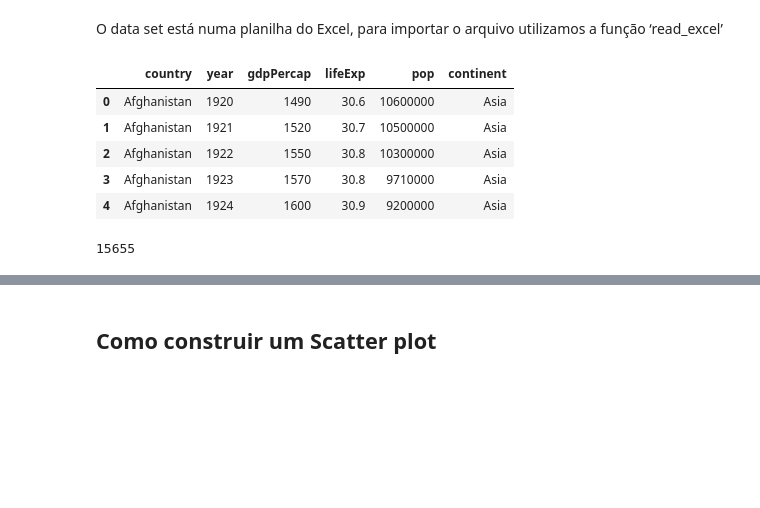
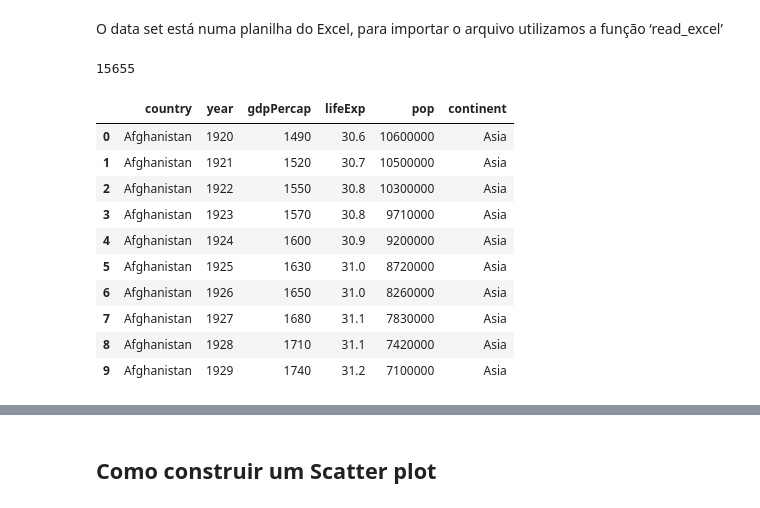
Before and after one commit to EddyGiusepe/Scatter_plot, a Jupyter notebook: Plot_scatter.ipynb, the cells around one changed output, grey strips where cells are left out. Cells and saved outputs as stored; diff of their text form; code cells hidden in the pictures; blank space fills up the shorter version.

```diff
--- a/Plot_scatter.ipynb
+++ b/Plot_scatter.ipynb
@@ -59,15 +59,21 @@ import plotly.express as px
 
 url= ('https://github.com/EddyGiusepe/Scatter_plot/blob/main/gapminder_final.xlsx?raw=true')
 df= pd.read_excel(url)
-df.head()
-# %% [output]
-|  | country | year | gdpPercap | lifeExp | pop | continent |
-| 0 | Afghanistan | 1920 | 1490 | 30.6 | 10600000 | Asia |
-| 1 | Afghanistan | 1921 | 1520 | 30.7 | 10500000 | Asia |
-| 2 | Afghanistan | 1922 | 1550 | 30.8 | 10300000 | Asia |
-| 3 | Afghanistan | 1923 | 1570 | 30.8 | 9710000 | Asia |
-| 4 | Afghanistan | 1924 | 1600 | 30.9 | 9200000 | Asia |
 # %%
 len(df)
 # %% [output]
 15655
+# %%
+df.head(10)
+# %% [output]
+|  | country | year | gdpPercap | lifeExp | pop | continent |
+| 0 | Afghanistan | 1920 | 1490 | 30.6 | 10600000 | Asia |
+| 1 | Afghanistan | 1921 | 1520 | 30.7 | 10500000 | Asia |
+| 2 | Afghanistan | 1922 | 1550 | 30.8 | 10300000 | Asia |
+| 3 | Afghanistan | 1923 | 1570 | 30.8 | 9710000 | Asia |
+| 4 | Afghanistan | 1924 | 1600 | 30.9 | 9200000 | Asia |
+| 5 | Afghanistan | 1925 | 1630 | 31.0 | 8720000 | Asia |
+| 6 | Afghanistan | 1926 | 1650 | 31.0 | 8260000 | Asia |
+| 7 | Afghanistan | 1927 | 1680 | 31.1 | 7830000 | Asia |
+| 8 | Afghanistan | 1928 | 1710 | 31.1 | 7420000 | Asia |
+| 9 | Afghanistan | 1929 | 1740 | 31.2 | 7100000 | Asia |
```
Also changed, not shown: parts of 26 cells of this notebook.
